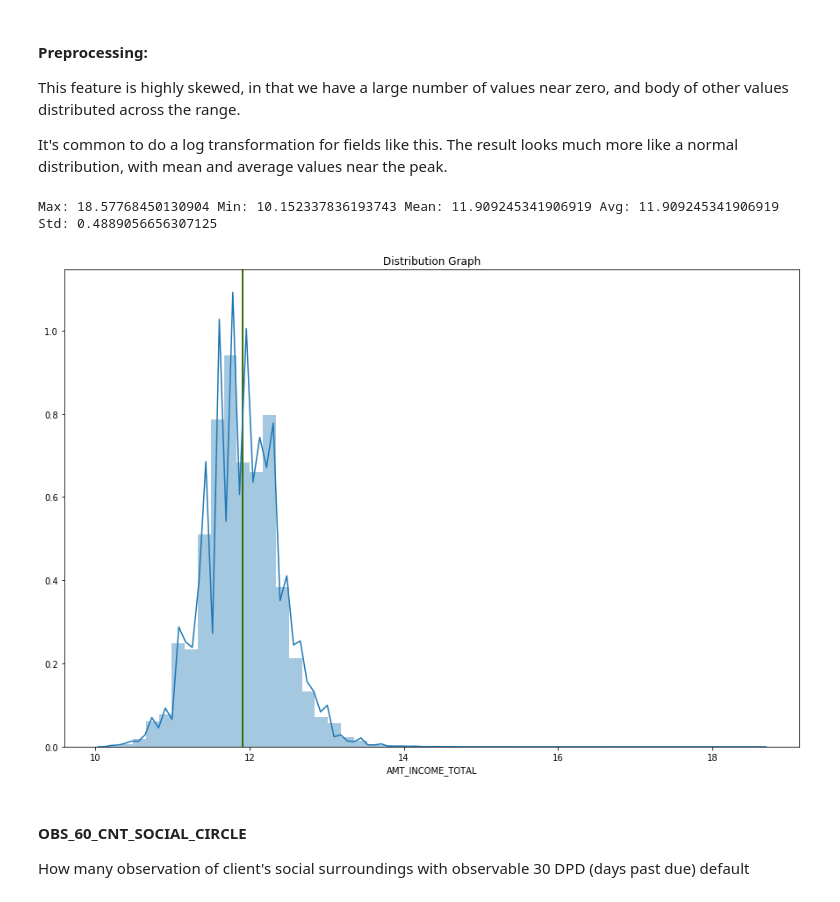
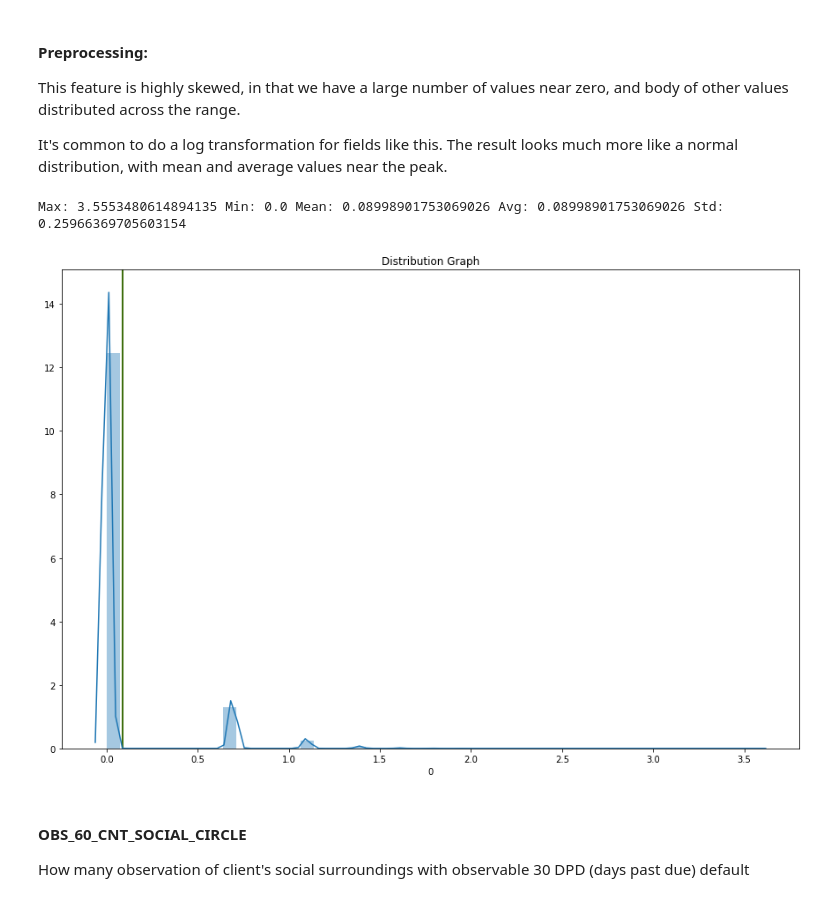
Before and after one commit to clarkje/machine-learning, a Jupyter notebook: projects/capstone/Data Exploration - Application Data.ipynb, the cells around one changed output. Cells and saved outputs as stored; diff of their text form; code cells hidden in the pictures.

```diff
--- a/projects/capstone/Data Exploration - Application Data.ipynb
+++ b/projects/capstone/Data Exploration - Application Data.ipynb
@@ -71,7 +71,7 @@ def explore_non_numeric(field, showDetails=True):
 # %%
 # Visualize the contents of a numeric column
 
-def explore_numeric(field, showUnique=False, graphType="dist", bins=20):
+def explore_numeric(field, showUnique=False, graphType="dist", bins=20, showMeanLines=True):
     mean = np.mean(field)
     avg = np.average(field)
 
@@ -100,8 +100,9 @@ def explore_numeric(field, showUnique=False, graphType="dist", bins=20):
     # Examine distribution
     plt.figure(figsize=(15,10))
     plt.title("Distribution Graph")
-    plt.axvline(avg, color="red")    # Plot the average
-    plt.axvline(mean, color="green") # Plot the mean
+    if (showMeanLines):
+        plt.axvline(avg, color="red")    # Plot the average
+        plt.axvline(mean, color="green") # Plot the mean
 
     if (graphType == "hist"):
         sns.distplot(field,bins=bins)
@@ -510,9 +511,9 @@ numeric_features.append(['DAYS_ID_PUBLISH'])
 Age of client's car
 # %%
 own_car_age = application_train['OWN_CAR_AGE']
-own_car_age_numeric = np.nan_to_num(application_train['OWN_CAR_AGE'])
+own_car_age_numere6ric = np.nan_to_num(application_train['OWN_CAR_AGE'])
 own_car_age_numeric = pd.DataFrame(data=own_car_age_numeric)
-explore_numeric(own_car_age_numeric)
+explore_numeric(own_car_age_numeric, showMeanLines=False)
 # %% [output]
 Max: 0    91.0
 dtype: float64 Min: 0    0.0
@@ -1000,21 +1012,27 @@ This feature is highly skewed, in that we have a large number of values near zer
 
 It's common to do a log transformation for fields like this. The result looks much more like a normal distribution, with mean and average values near the peak.
 # %%
-def_30 = application_train['DEF_30_CNT_SOCIAL_CIRCLE']
-def_30_transformed = income_total.apply(lambda x: np.log(x + 1))
+# We need it to be a DataFrame column
+def_30 = pd.DataFrame(data=def_30)
+
+# Select the column with the actual data
+def_30 =  def_30[0]
+
+# Apply a log transformation
+def_30_transformed = def_30.apply(lambda x: np.log(x + 1))
 
 #visualize the new distribution
 explore_numeric(def_30_transformed)
 
 # Swap the normalized data with the original field
 application_train['DEF_30_CNT_SOCIAL_CIRCLE_TRANSFORMED'] = income_total_transformed
 result = application_train.drop('DEF_30_CNT_SOCIAL_CIRCLE',axis=1)
 
 # Add to our list of numeric features so that we scale the values appropriately later
 numeric_features.append('DEF_30_CNT_SOCIAL_CIRCLE_TRANSFORMED')
 # %% [output]
-Max: 18.57768450130904 Min: 10.152337836193743 Mean: 11.909245341906919 Avg: 11.909245341906919 Std: 0.4889056656307125
+Max: 3.5553480614894135 Min: 0.0 Mean: 0.08998901753069026 Avg: 0.08998901753069026 Std: 0.25966369705603154
-[figure, old version]
+[figure, new version]
 # %% [markdown]
 #### OBS_60_CNT_SOCIAL_CIRCLE
 How many observation of client's social surroundings with observable 30 DPD (days past due) default
```
Also changed, not shown: parts of 40 cells of this notebook.
